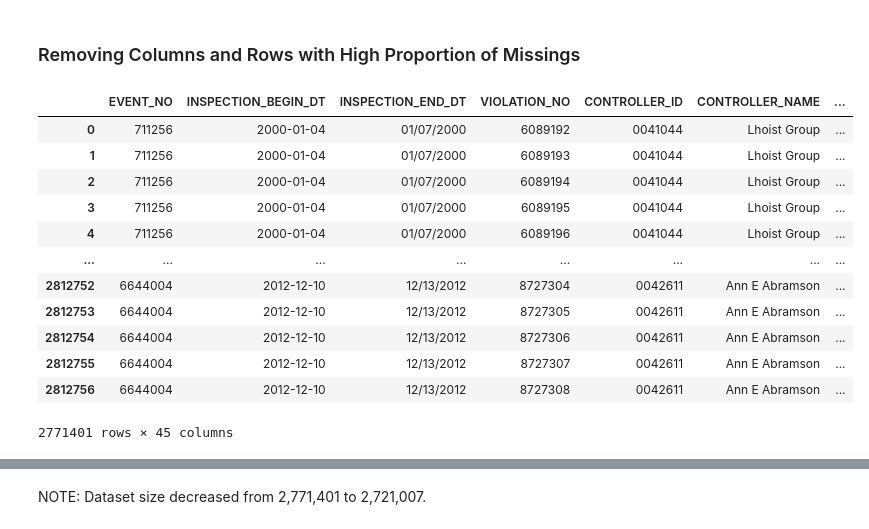
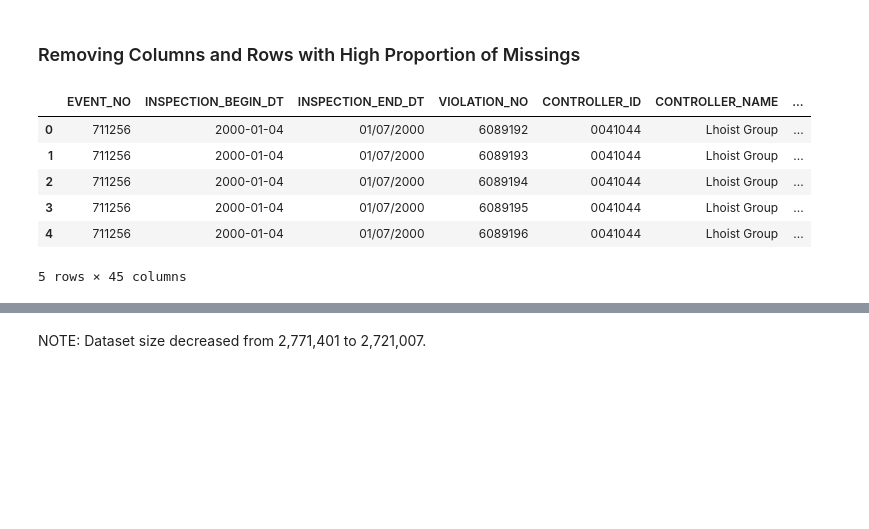
Before and after one commit to hdavis-sandiego/ADS-capstone, a Jupyter notebook: Capstone - Pre-Processing.ipynb, the cells around one changed output, grey strips where cells are left out. Saved outputs shown, nothing was run; the diff lists cells and outputs as text; code cells hidden in the pictures; blank space fills up the shorter version.

Commit message:
messy commit - need to clean up

```diff
--- a/Capstone - Pre-Processing.ipynb
+++ b/Capstone - Pre-Processing.ipynb
@@ -221,26 +220,20 @@ NOTE: Dataset decreased from 2,812,757 rows to 2,771,401 rows after removing INS
 # %%
 # Removing columns with 24% or more missing values
 violations_cleaned = violations_cleaned.drop(columns=['CONTRACTOR_ID', 'SECTION_OF_ACT', 'SECTION_OF_ACT_2',
                                              'ORIG_TERM_DUE_DT', 'ORIG_TERM_DUE_TIME', 'VACATE_DT',
                                              'VACATE_TIME', 'INITIAL_VIOL_NO', 'REPLACED_BY_ORDER_NO',
                                              'WRITTEN_NOTICE', 'ENFORCEMENT_AREA', 'PRIMARY_OR_MILL',
                                              'RIGHT_TO_CONF_DT', 'DOCKET_NO', 'DOCKET_STATUS_CD', 'CONTESTED_DT'])
 
-violations_cleaned
+violations_cleaned.head()
 # %% [output]
 |  | EVENT_NO | INSPECTION_BEGIN_DT | INSPECTION_END_DT | VIOLATION_NO | CONTROLLER_ID | CONTROLLER_NAME | ... |
 | 0 | 711256 | 2000-01-04 | 01/07/2000 | 6089192 | 0041044 | Lhoist Group | ... |
 | 1 | 711256 | 2000-01-04 | 01/07/2000 | 6089193 | 0041044 | Lhoist Group | ... |
 | 2 | 711256 | 2000-01-04 | 01/07/2000 | 6089194 | 0041044 | Lhoist Group | ... |
 | 3 | 711256 | 2000-01-04 | 01/07/2000 | 6089195 | 0041044 | Lhoist Group | ... |
 | 4 | 711256 | 2000-01-04 | 01/07/2000 | 6089196 | 0041044 | Lhoist Group | ... |
-| ... | ... | ... | ... | ... | ... | ... | ... |
-| 2812752 | 6644004 | 2012-12-10 | 12/13/2012 | 8727304 | 0042611 | Ann E Abramson | ... |
-| 2812753 | 6644004 | 2012-12-10 | 12/13/2012 | 8727305 | 0042611 | Ann E Abramson | ... |
-| 2812754 | 6644004 | 2012-12-10 | 12/13/2012 | 8727306 | 0042611 | Ann E Abramson | ... |
-| 2812755 | 6644004 | 2012-12-10 | 12/13/2012 | 8727307 | 0042611 | Ann E Abramson | ... |
-| 2812756 | 6644004 | 2012-12-10 | 12/13/2012 | 8727308 | 0042611 | Ann E Abramson | ... |
-2771401 rows × 45 columns
+5 rows × 45 columns
 # %%
 # Removing rows with more than 5 missing values since there isn't
 # a great way to impute our data
```
Also changed, not shown: parts of 46 cells of this notebook.
